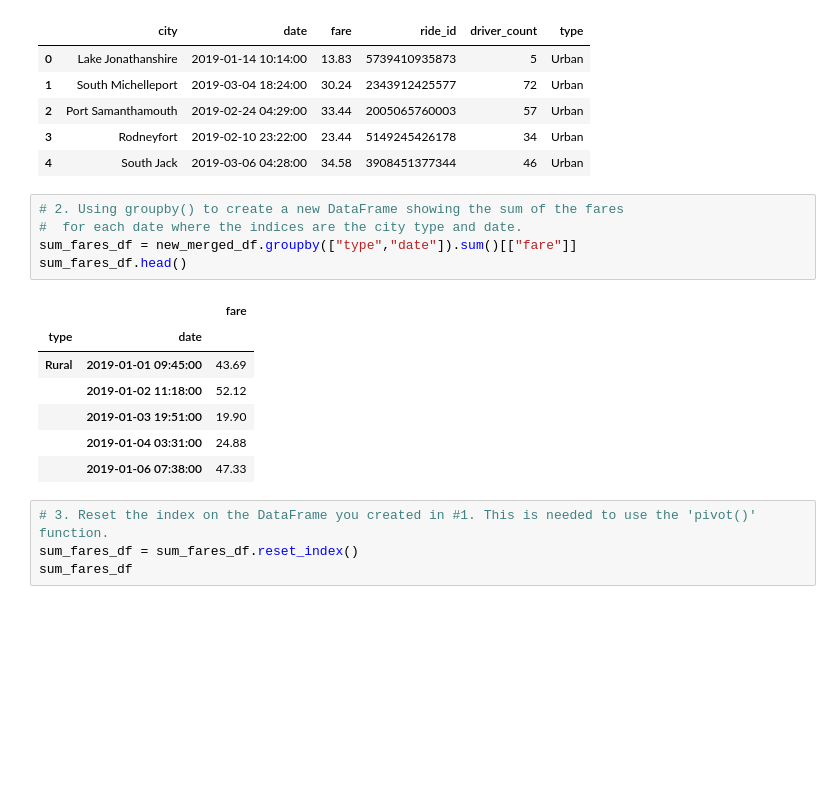
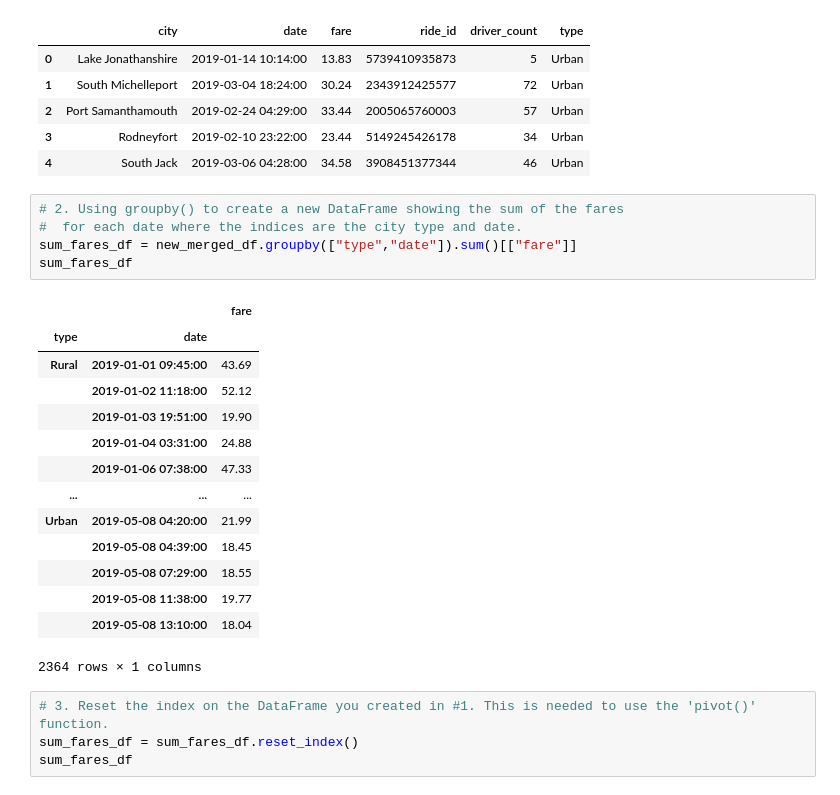
Before and after one commit to olalekanagbaje/PyBer_Analysis, a Jupyter notebook: PyBer_Challenge.ipynb, the cells around one changed output. Cells and saved outputs as stored; diff of their text form; blank space fills up the shorter version.

```diff
--- a/PyBer_Challenge.ipynb
+++ b/PyBer_Challenge.ipynb
@@ -128,16 +128,23 @@ new_merged_df.head()
 # %%
 # 2. Using groupby() to create a new DataFrame showing the sum of the fares
 #  for each date where the indices are the city type and date.
 sum_fares_df = new_merged_df.groupby(["type","date"]).sum()[["fare"]]
-sum_fares_df.head()
+sum_fares_df
 # %% [output]
 |  |  | fare |
 | type | date |  |
 | Rural | 2019-01-01 09:45:00 | 43.69 |
 |  | 2019-01-02 11:18:00 | 52.12 |
 |  | 2019-01-03 19:51:00 | 19.90 |
 |  | 2019-01-04 03:31:00 | 24.88 |
 |  | 2019-01-06 07:38:00 | 47.33 |
+| ... | ... | ... |
+| Urban | 2019-05-08 04:20:00 | 21.99 |
+|  | 2019-05-08 04:39:00 | 18.45 |
+|  | 2019-05-08 07:29:00 | 18.55 |
+|  | 2019-05-08 11:38:00 | 19.77 |
+|  | 2019-05-08 13:10:00 | 18.04 |
+2364 rows × 1 columns
 # %%
 # 3. Reset the index on the DataFrame you created in #1. This is needed to use the 'pivot()' function.
 sum_fares_df = sum_fares_df.reset_index()
```
